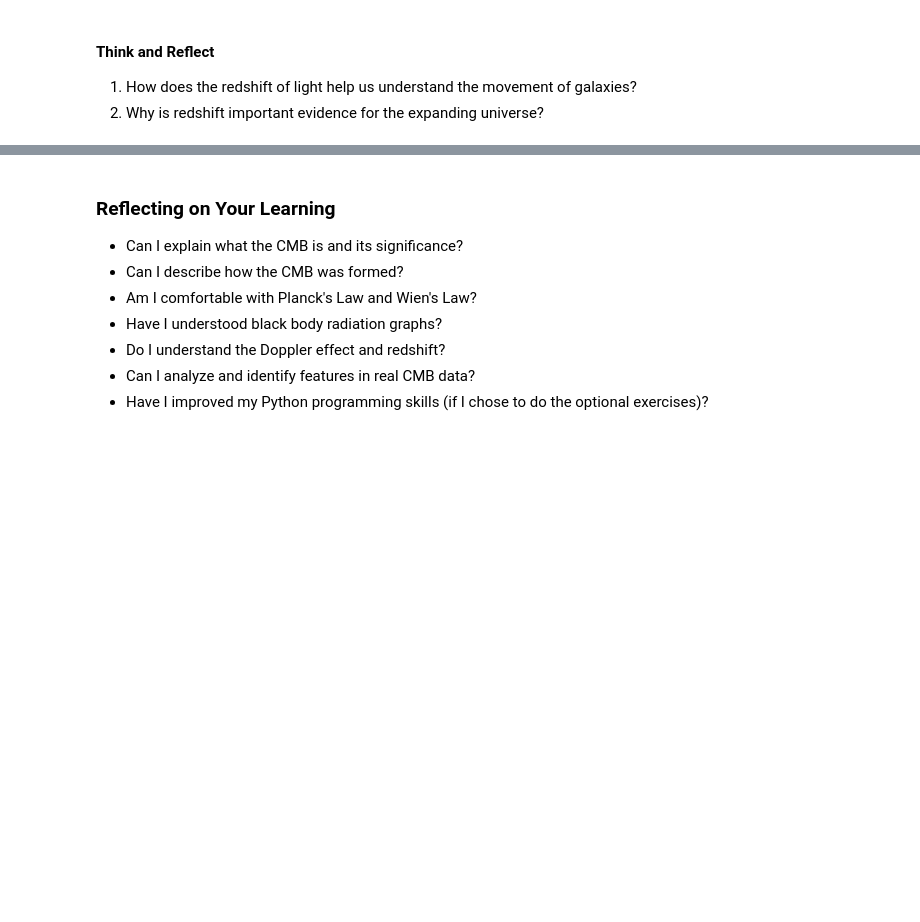
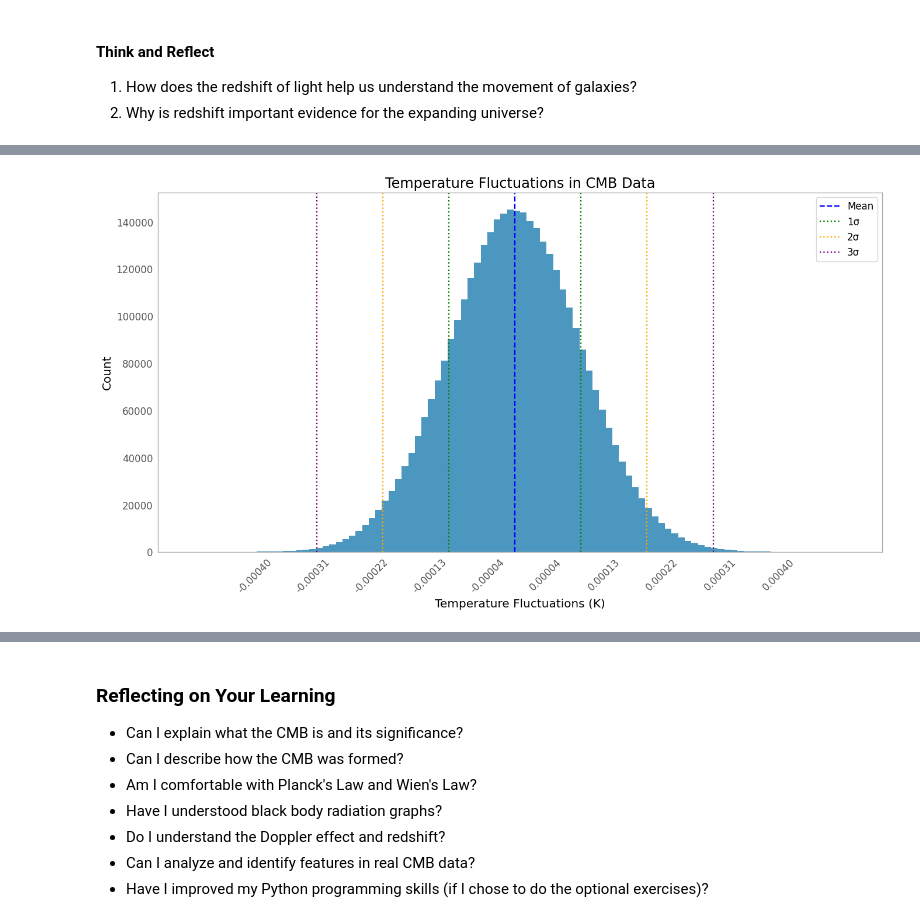
Before and after one commit to louisbranch/cmb_workshop, a Jupyter notebook: notebook_v2.ipynb, the cells around one changed output, grey strips where cells are left out. Drawn from its saved outputs; the diff is of its cells as text; code cells hidden in the pictures; blank space fills up the shorter version.

```diff
--- a/notebook_v2.ipynb
+++ b/notebook_v2.ipynb
@@ -262,0 +309,5 @@ FloatSlider(value=300.0, continuous_update=False, description='Temperature (K):'
+# %%
+#TODO: add toggle for sigma
+plot.cmb_data(plack_data, show_sigma=True)
+# %% [output]
+[figure, added]
```
Also changed, not shown: parts of 15 cells of this notebook, 2 other files.
